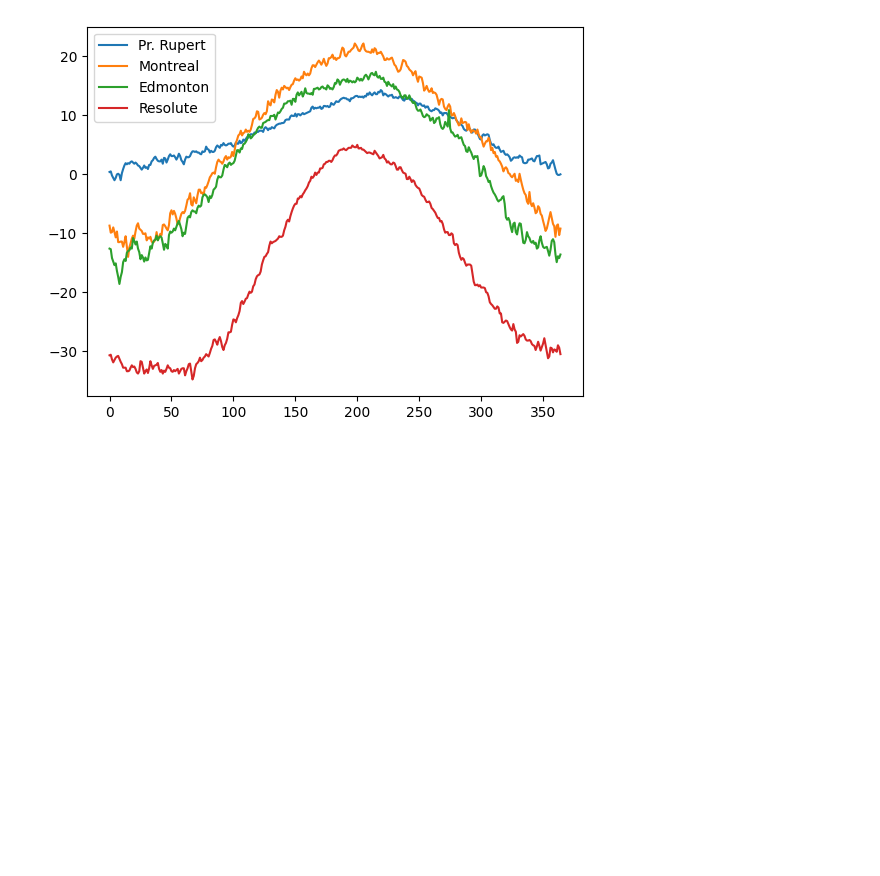
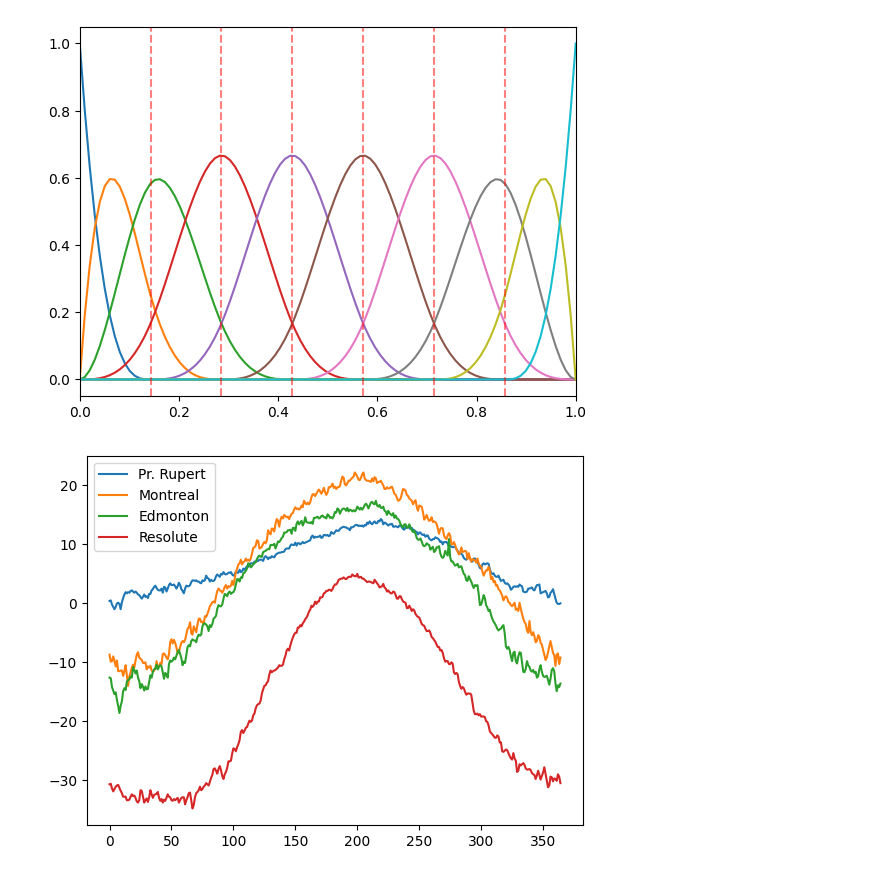
Before and after one commit to Emmanuel-mg/FDA_project, a Jupyter notebook: project.ipynb, the cells around one changed output. Cells and saved outputs as stored; diff of their text form; code cells hidden in the pictures; blank space fills up the shorter version.

```diff
--- a/project.ipynb
+++ b/project.ipynb
@@ -39,3 +90,7 @@ basis(n=4).plot()
+# %%
+bspline_basis(n=10, order = 4).plot()
+# %% [output]
+[figure, added]
 # %%
 data = pd.read_table('can_weather.tsv')
 stations = data.columns
```
Also changed, not shown: parts of 7 cells of this notebook.
